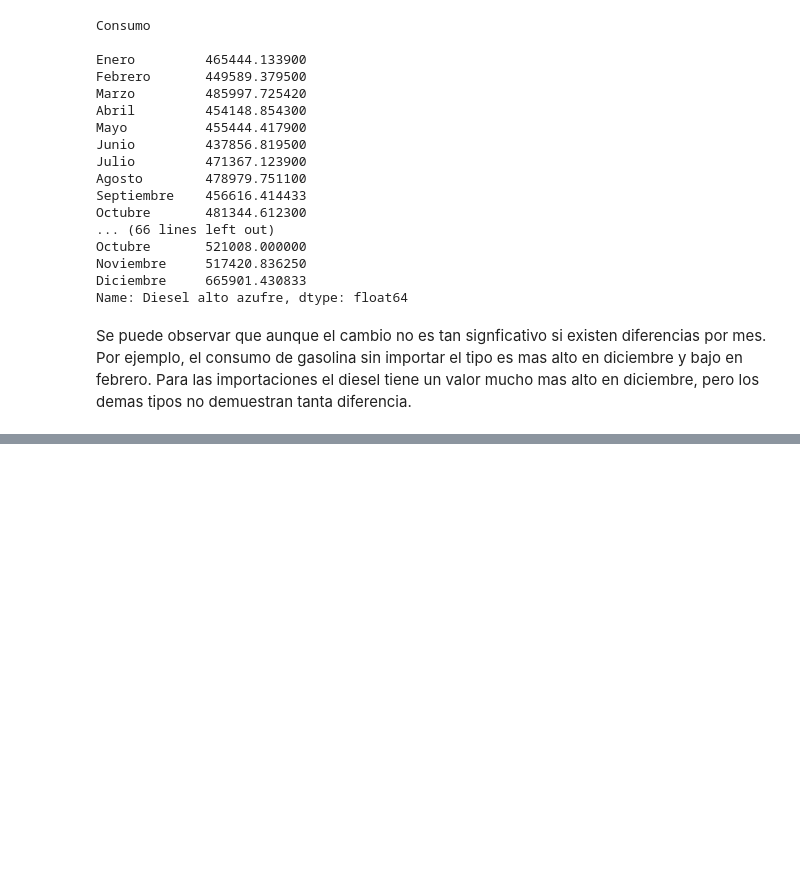
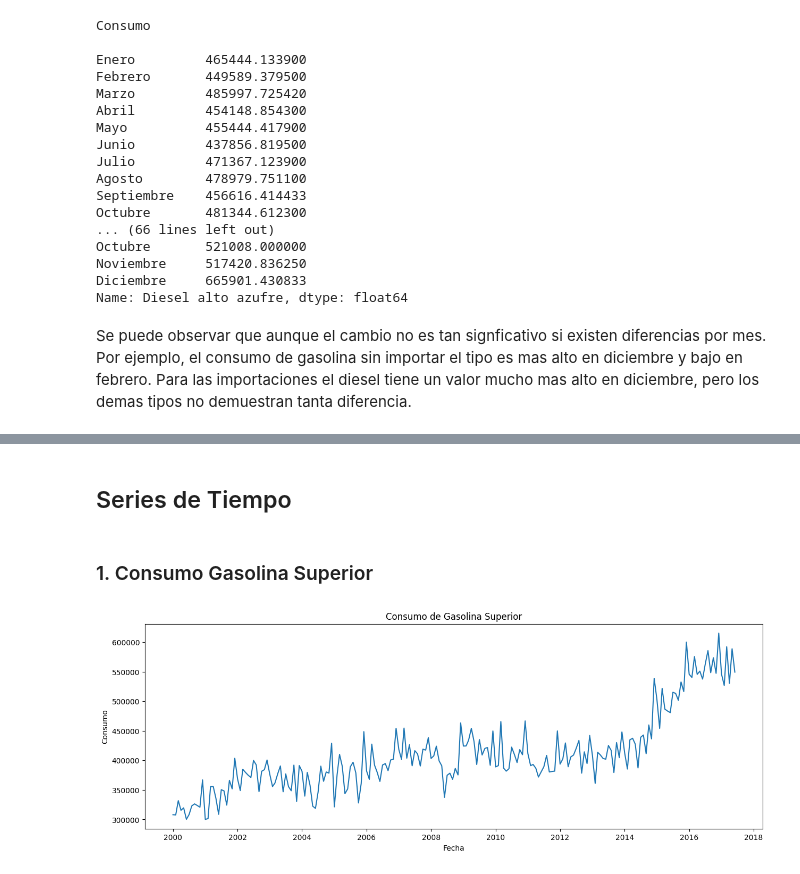
Before and after one commit to ArielaMishaanCohen/4-Lab-1-Series-de-Tiempo, a Jupyter notebook: Lab1.ipynb, the cells around one changed output, grey strips where cells are left out. Saved outputs shown, nothing was run; the diff lists cells and outputs as text; code cells hidden in the pictures; blank space fills up the shorter version.

```diff
--- a/Lab1.ipynb
+++ b/Lab1.ipynb
@@ -240,0 +209,10 @@ Se puede observar que aunque el cambio no es tan signficativo si existen diferen
+# %%
+#Consumo
+train_size_C = int(len(consumo) * 0.7)
+train_c = consumo[0:train_size_C]
+test_c = consumo[train_size_C:len(consumo)]
+
+#Importaciones
+train_size_I = int(len(importaciones) * 0.7)
+train_i = importaciones[0:train_size_I]
+test_i = importaciones[train_size_I:len(importaciones)]
@@ -240,0 +221,19 @@ Se puede observar que aunque el cambio no es tan signficativo si existen diferen
+# %%
+#Consumo
+ts_consumo_superior = train_c['Gasolina superior']
+ts_consumo_superior_test = train_c['Gasolina superior']
+
+print('Consumo Gasolina Superior')
+print('Frecuencia: MENSUAL')
+print('\nInicio de la serie:',ts_consumo_superior.head(1))
+print('\nFin de la serie:',ts_consumo_superior.tail(1))
+
+
+#Importaciones
+ts_importa_superior = train_i['Gasolina superior']
+ts_importa_superior_test = train_i['Gasolina superior']
+
+print('\nImportaciones Gasolina Superior')
+print('Frecuencia: MENSUAL')
+print('\nInicio de la serie', ts_importa_superior.head(1))
+print('\nFin de la serie', ts_importa_superior.tail(1))
@@ -240,0 +334,10 @@ Se puede observar que aunque el cambio no es tan signficativo si existen diferen
+# %% [markdown]
+## Series de Tiempo
+# %% [markdown]
+### 1. Consumo Gasolina Superior
+# %%
+plt.plot(ts_consumo_superior)
+plt.gca().set(title="Consumo de Gasolina Superior", xlabel="Fecha", ylabel="Consumo")
+plt.show()
+# %% [output]
+[figure, added]
```
Also changed, not shown: parts of 78 cells of this notebook.
